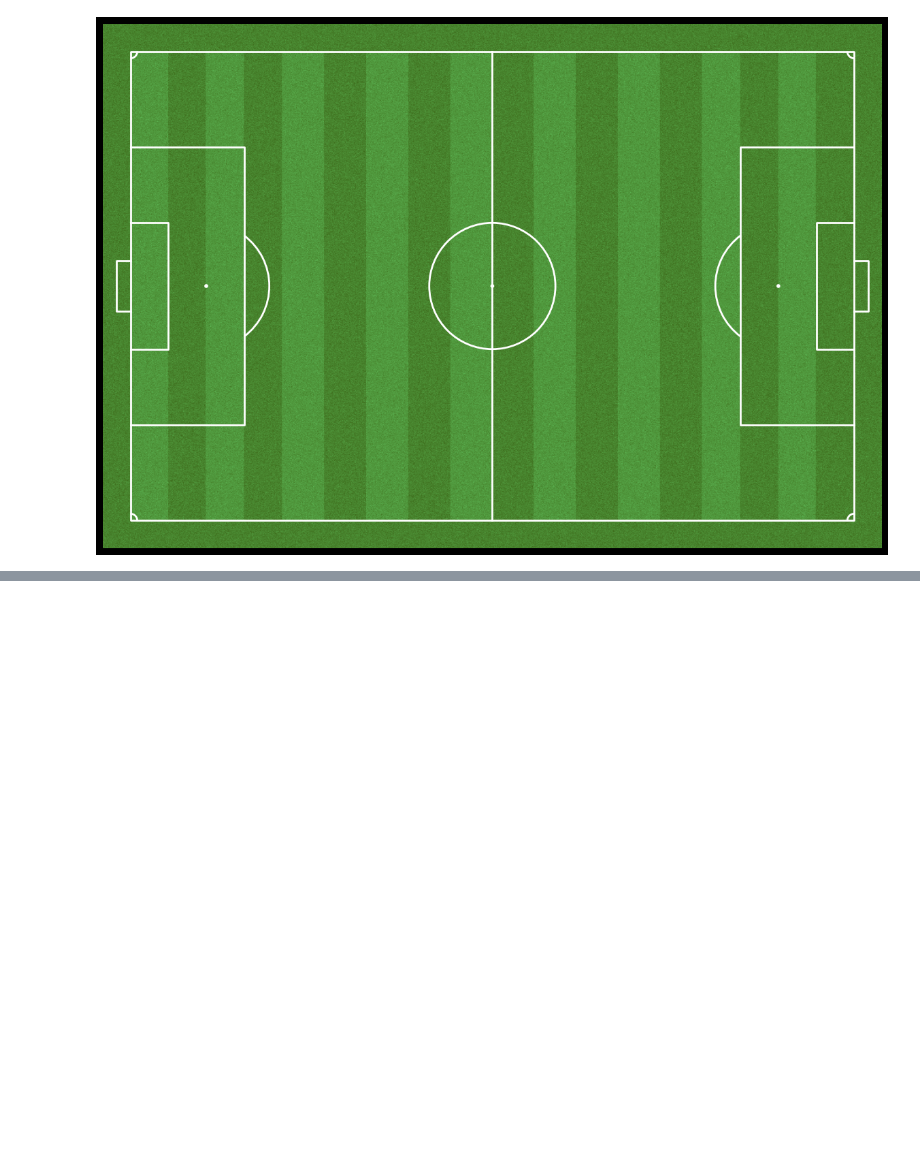
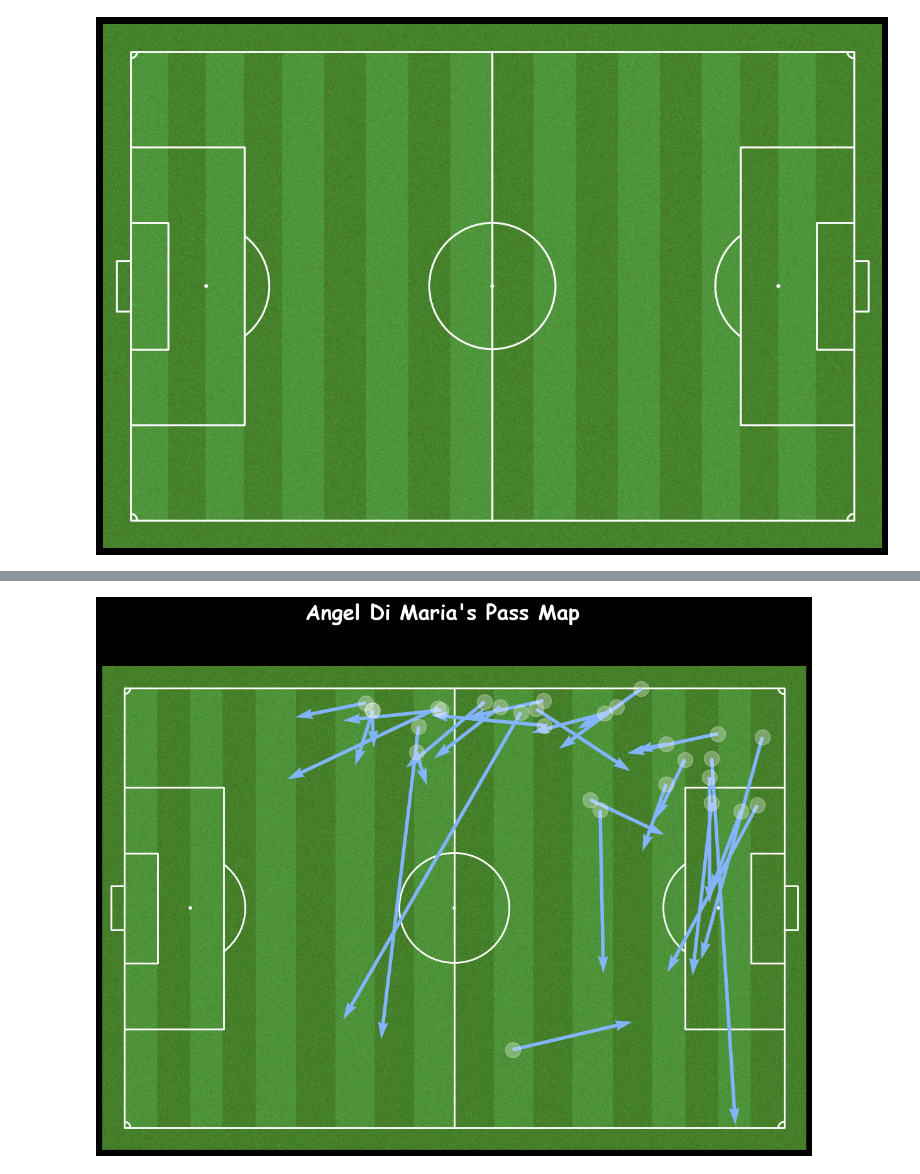
Before and after one commit to SamratAdhikari/GoalPundit, a Jupyter notebook: Football Analytics.ipynb, the cells around one changed output, grey strips where cells are left out. Drawn from its saved outputs; the diff is of its cells as text; code cells hidden in the pictures; blank space fills up the shorter version.

```diff
--- a/Football Analytics.ipynb
+++ b/Football Analytics.ipynb
@@ -26,0 +26,4 @@ plt.show()
+# %%
+parser  = Sbopen()
+competitions = parser.competition()
+competitions.head()
@@ -26,0 +51,43 @@ plt.show()
+# %%
+df, df_related, df_freeze, df_tactics = parser.event(3869685)
+# %%
+df['player_name'] = df['player_name'].apply(lambda x: x.replace('Lionel Andrés Messi Cuccittini', 'Lionel Messi') if x == 'Lionel Andrés Messi Cuccittini' else x)
+df['player_name'] = df['player_name'].apply(lambda x: x.replace('Rodrigo Javier De Paul', 'Rodrigo De Paul') if x == 'Rodrigo Javier De Paul' else x)
+df['player_name'] = df['player_name'].apply(lambda x: x.replace('Nicolás Hernán Otamendi', 'Nicolas Otamendi') if x == 'Nicolás Hernán Otamendi' else x)
+df['player_name'] = df['player_name'].apply(lambda x: x.replace('Aurélien Djani Tchouaméni', 'Tchouameni') if x == 'Aurélien Djani Tchouaméni' else x)
+df['player_name'] = df['player_name'].apply(lambda x: x.replace('Cristian Gabriel Romero', 'Cristian Romero') if x == 'Cristian Gabriel Romero' else x)
+df['player_name'] = df['player_name'].apply(lambda x: x.replace('Nicolás Alejandro Tagliafico', 'Nicolas Tagliafico') if x == 'Nicolás Alejandro Tagliafico' else x)
+df['player_name'] = df['player_name'].apply(lambda x: x.replace('Kylian Mbappé Lottin', 'Kylian Mbappe') if x == 'Kylian Mbappé Lottin' else x)
+df['player_name'] = df['player_name'].apply(lambda x: x.replace('Nahuel Molina Lucero', 'Molina') if x == 'Nahuel Molina Lucero' else x)
+df['player_name'] = df['player_name'].apply(lambda x: x.replace('Theo Bernard François Hernández', 'Theo Hernandez') if x == 'Theo Bernard François Hernández' else x)
+df['player_name'] = df['player_name'].apply(lambda x: x.replace('Ángel Fabián Di María Hernández', 'Angel Di Maria') if x == 'Ángel Fabián Di María Hernández' else x)
+df['player_name'] = df['player_name'].apply(lambda x: x.replace('Randal Kolo Muani', 'Kolo Muani') if x == 'Randal Kolo Muani' else x)
+df['player_name'] = df['player_name'].apply(lambda x: x.replace('Damián Emiliano Martínez', 'Emiliano Martinez') if x == 'Damián Emiliano Martínez' else x)
+df['player_name'] = df['player_name'].apply(lambda x: x.replace('Gonzalo Ariel Montiel', 'Montiel') if x == 'Gonzalo Ariel Montiel' else x)
+df['player_name'] = df['player_name'].apply(lambda x: x.replace('Leandro Daniel Paredes', 'Leandro Paredes') if x == 'Leandro Daniel Paredes' else x)
+df['player_name'] = df['player_name'].apply(lambda x: x.replace('Lautaro Javier Martínez', 'Lautaro Martinez') if x == 'Lautaro Javier Martínez' else x)
+df['player_name'] = df['player_name'].apply(lambda x: x.replace('Paulo Bruno Exequiel Dybala', 'Paulo Dybala') if x == 'Paulo Bruno Exequiel Dybala' else x)
+df['player_name'] = df['player_name'].apply(lambda x: x.replace('Germán Alejandro Pezzella', 'Alejandro Pezzella') if x == 'Germán Alejandro Pezzella' else x)
+# %%
+passes = df.loc[df['type_name'] == 'Pass'].loc[df['sub_type_name'] != 'Throw-in'].set_index('id')
+
+def drawPassMap(playername):
+    mask_bronze = (df.type_name == 'Pass') & (df.player_name == playername)
+    df_pass = df.loc[mask_bronze, ['x', 'y', 'end_x', 'end_y']]
+
+    pitch = Pitch(pitch_type='statsbomb', pitch_color='grass', line_color='white', goal_type='box', stripe=True, corner_arcs=True)
+
+    fig, ax = plt.subplots(figsize=(15, 10))
+    fig.set_facecolor('black')
+
+    pitch.arrows(df_pass.x, df_pass.y,
+                 df_pass.end_x, df_pass.end_y, color="#83B4FF", ax=ax)
+    pitch.scatter(df_pass.x, df_pass.y, alpha=0.3, s=300, color="white", ax=ax)
+    pitch.draw(ax=ax)
+
+    fig.suptitle(playername + "'s Pass Map", fontsize=24, fontweight='bold', fontfamily='Comic Sans MS', color='white')
+    plt.show()
+# %%
+drawPassMap("Angel Di Maria")
+# %% [output]
+[figure, added]
```
Also changed, not shown: parts of 5 cells of this notebook, 1 other file.
